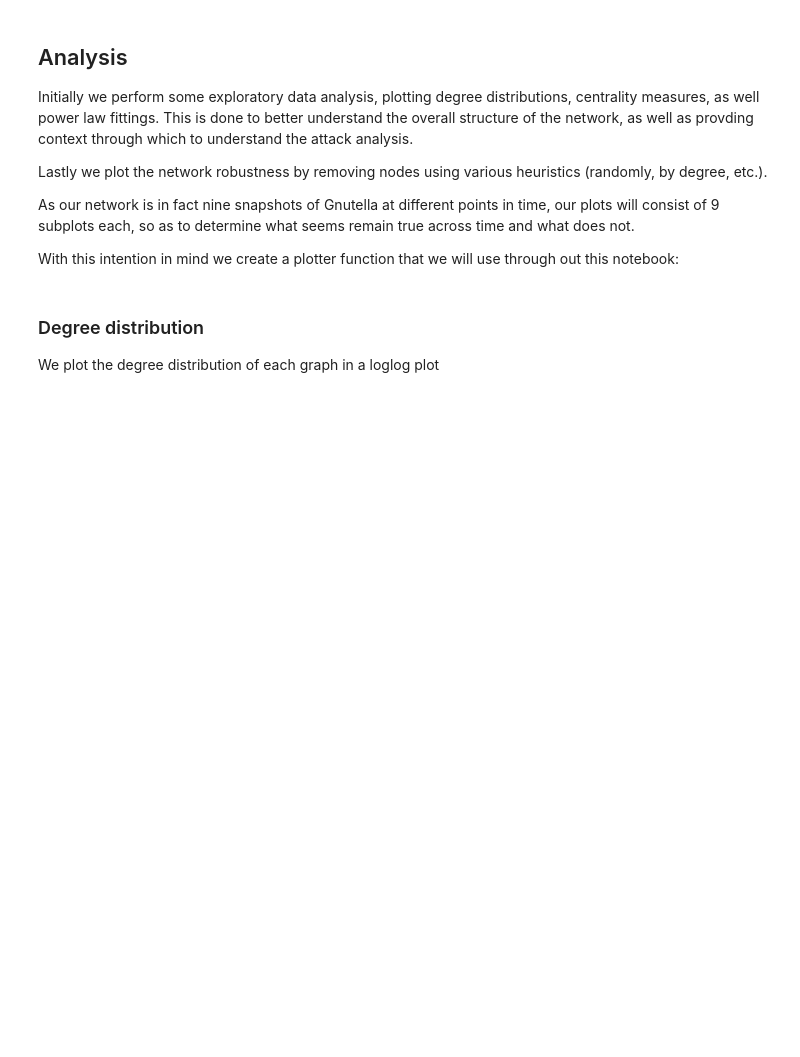
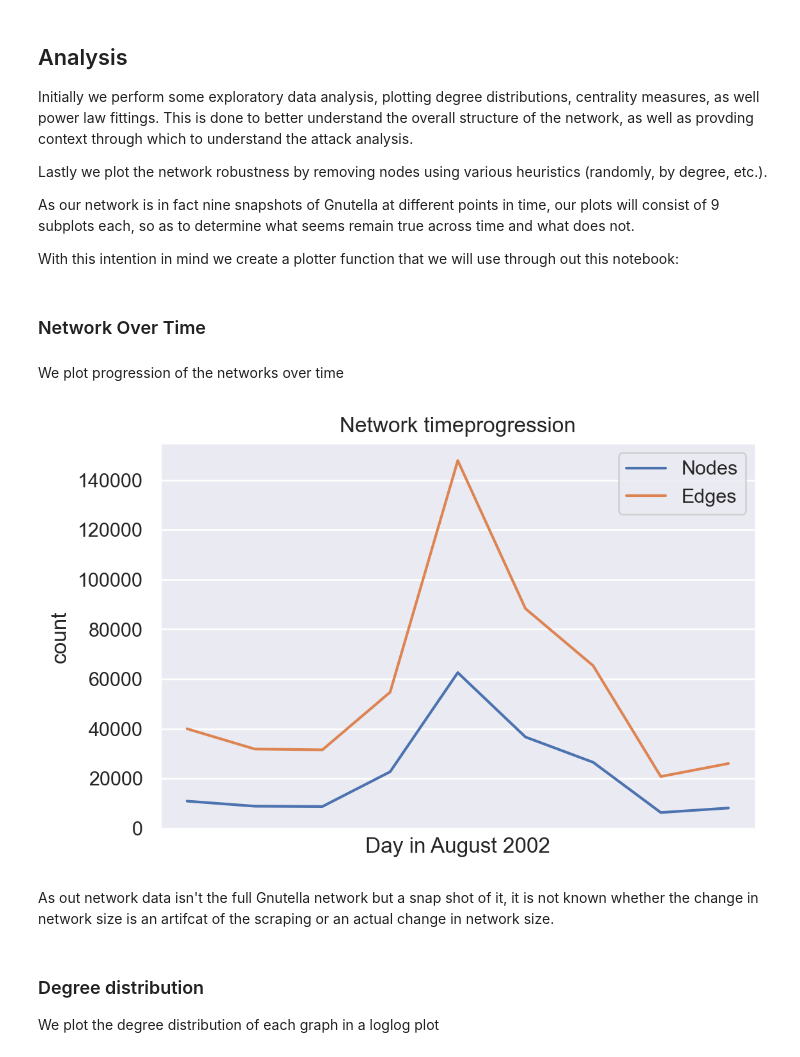
Before and after one commit to syrkis/gnutella, a Jupyter notebook: docs/analysis.ipynb, the cells around one changed output. Drawn from its saved outputs; the diff is of its cells as text; code cells hidden in the pictures; blank space fills up the shorter version.

Commit message:
add time plot and print alpha or gamma or whatever

```diff
--- a/docs/analysis.ipynb
+++ b/docs/analysis.ipynb
@@ -176,6 +177,21 @@ def plotter(plot_specific_execution, title):
             i += 1
     plt.suptitle(title)
     plt.show()
+# %% [markdown]
+<a id='timeseries'></a>
+### Network Over Time
+# %% [markdown]
+We plot progression of the networks over time
+# %%
+N = [len(G.nodes()) for G in S.values()]
+E = [len(G.edges()) for G in S.values()]
+plt.plot(N, label='Nodes'); plt.plot(E, label='Edges'); plt.title('Network timeprogression')
+plt.xticks([i for i in range(9)], [4,5,6,8,9,24,25,30,31]); plt.legend()
+plt.xticks([]); plt.xlabel('Day in August 2002'); plt.ylabel('count');
+# %% [output]
+[figure, added]
+# %% [markdown]
+As out network data isn't the full Gnutella network but a snap shot of it, it is not known whether the change in network size is an artifcat of the scraping or an actual change in network size.
 # %% [markdown]
 <a id='degdist'></a>
 ### Degree distribution
```
Also changed, not shown: parts of 6 cells of this notebook.
